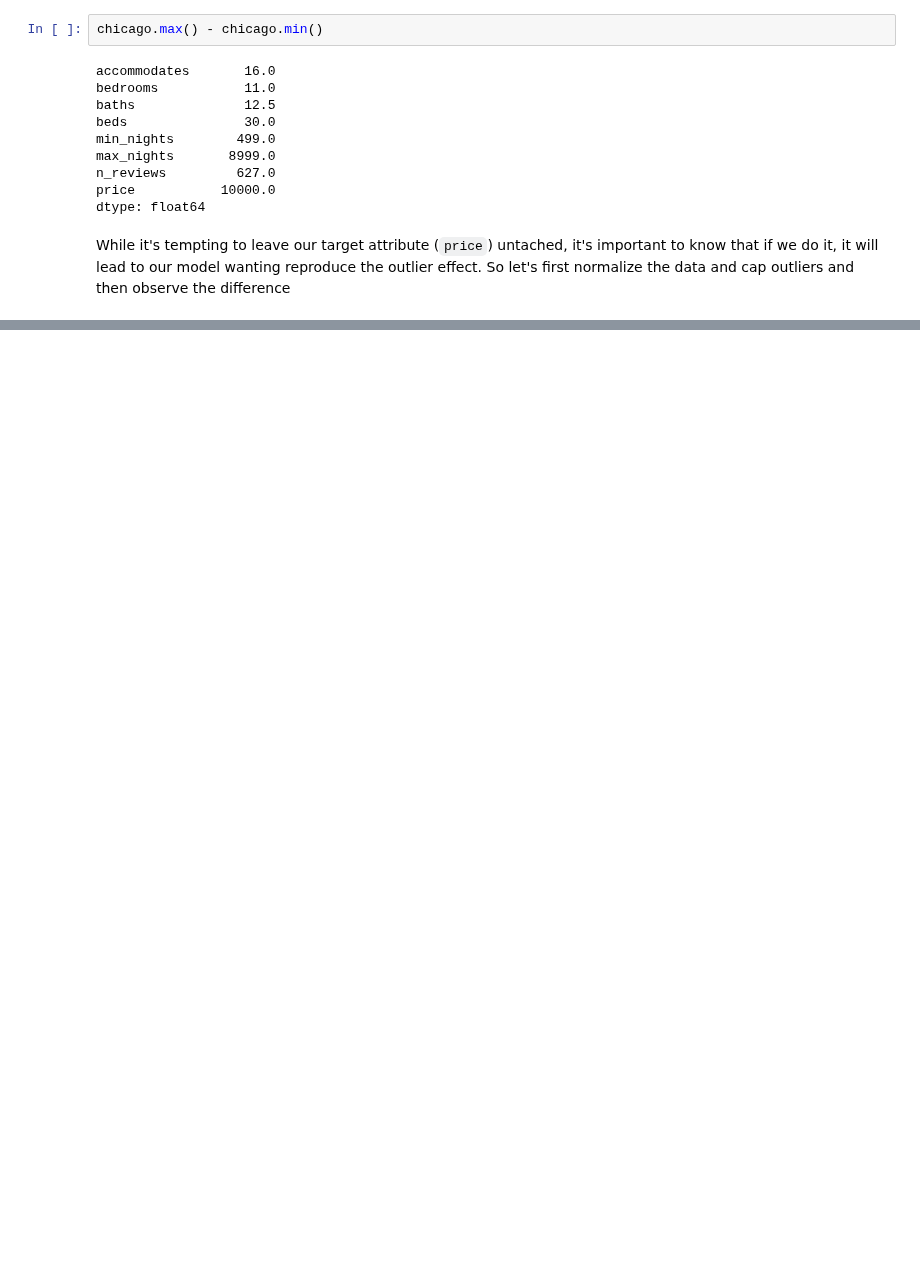
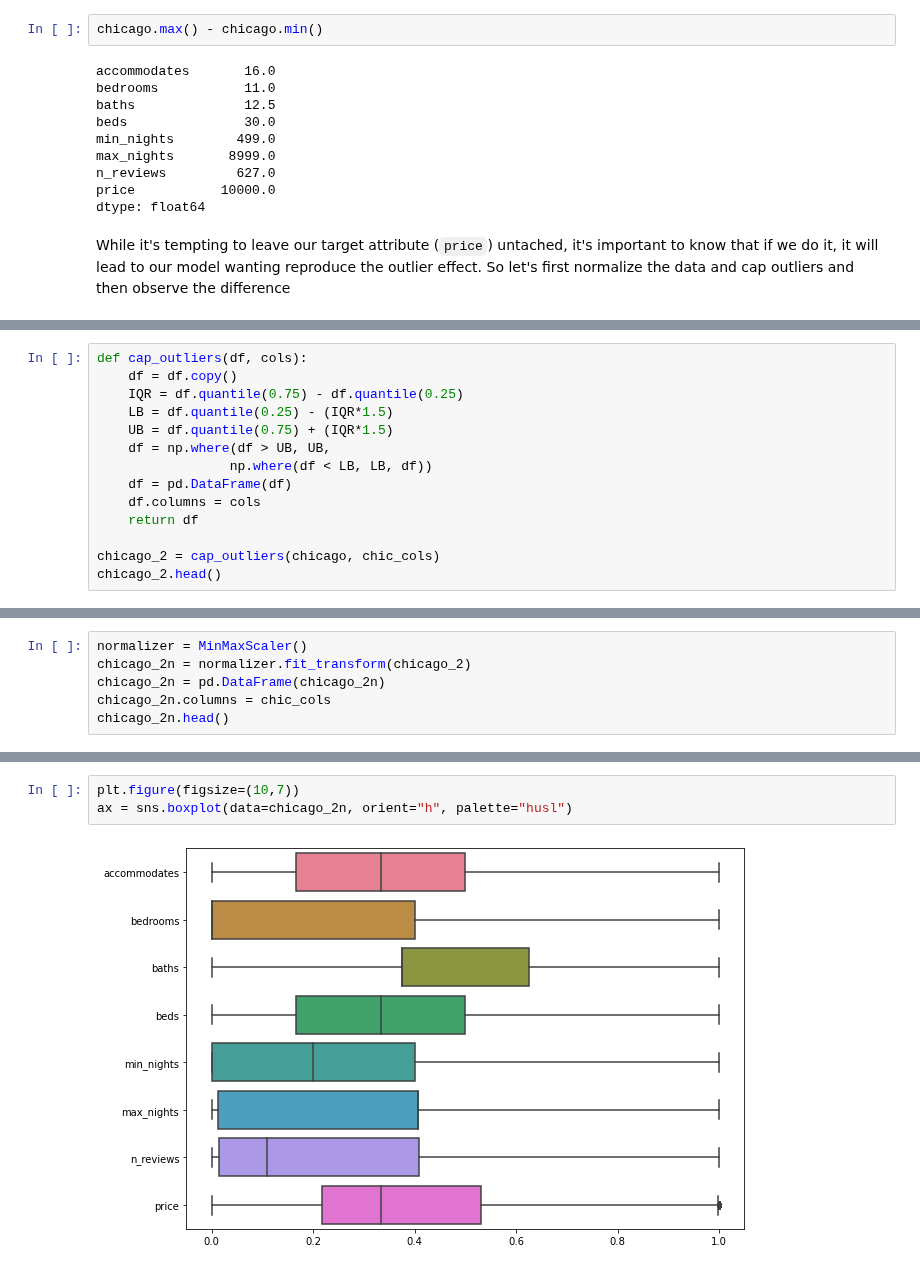
Before and after one commit to harera3/ML_Portfolio, a Jupyter notebook: 11_Chicago_AirBnB_Outliers'_Effect.ipynb, the cells around one changed output, grey strips where cells are left out. Saved outputs shown, nothing was run; the diff lists cells and outputs as text; blank space fills up the shorter version.

Commit message:
3. explore outliers

```diff
--- a/11_Chicago_AirBnB_Outliers'_Effect.ipynb
+++ b/11_Chicago_AirBnB_Outliers'_Effect.ipynb
@@ -145,0 +161,14 @@ SyntaxError: invalid syntax (<ipython-input-15-b24f89298f3f>, line 1)
+# %%
+def cap_outliers(df, cols):
+    df = df.copy()
+    IQR = df.quantile(0.75) - df.quantile(0.25)
+    LB = df.quantile(0.25) - (IQR*1.5)
+    UB = df.quantile(0.75) + (IQR*1.5)
+    df = np.where(df > UB, UB,
+                 np.where(df < LB, LB, df))
+    df = pd.DataFrame(df)
+    df.columns = cols
+    return df
+
+chicago_2 = cap_outliers(chicago, chic_cols)
+chicago_2.head()
@@ -145,0 +182,6 @@ SyntaxError: invalid syntax (<ipython-input-15-b24f89298f3f>, line 1)
+# %%
+normalizer = MinMaxScaler()
+chicago_2n = normalizer.fit_transform(chicago_2)
+chicago_2n = pd.DataFrame(chicago_2n)
+chicago_2n.columns = chic_cols
+chicago_2n.head()
@@ -145,0 +195,5 @@ SyntaxError: invalid syntax (<ipython-input-15-b24f89298f3f>, line 1)
+# %%
+plt.figure(figsize=(10,7))
+ax = sns.boxplot(data=chicago_2n, orient="h", palette="husl")
+# %% [output]
+[figure, added]
```
Also changed, not shown: parts of 10 cells of this notebook.
